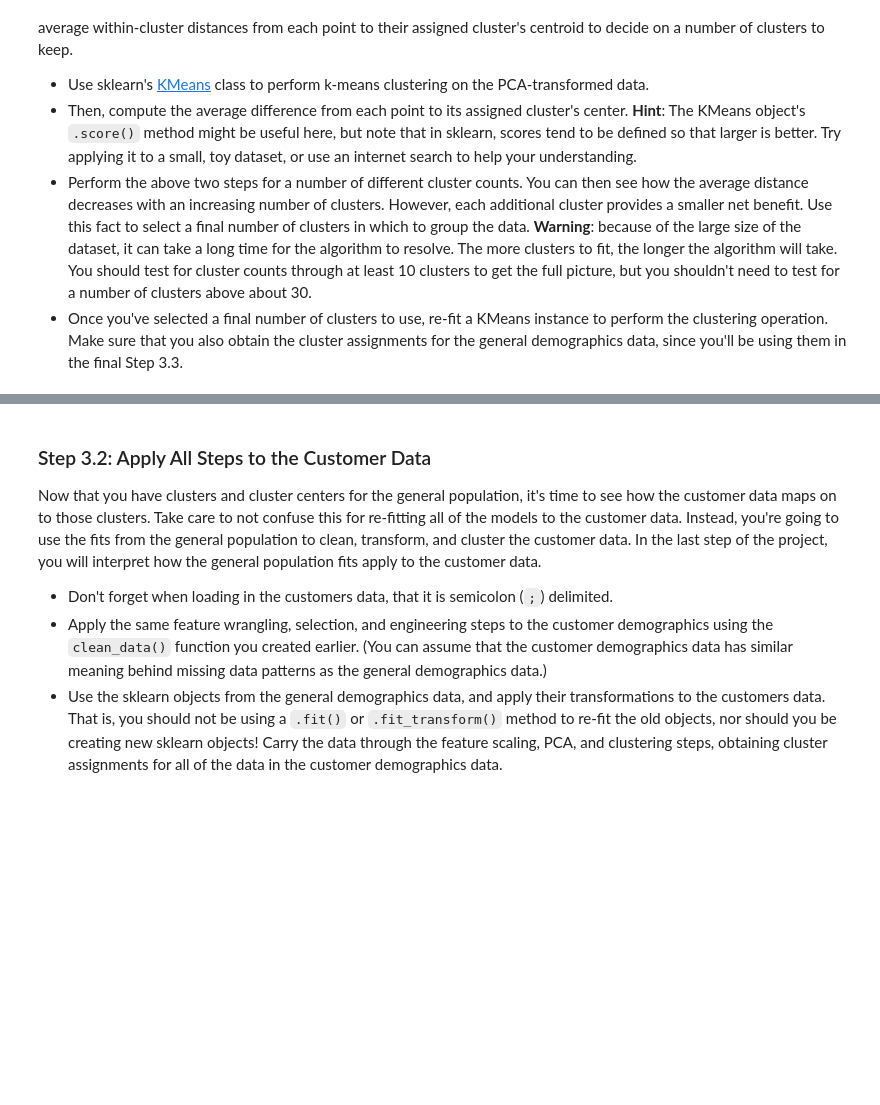
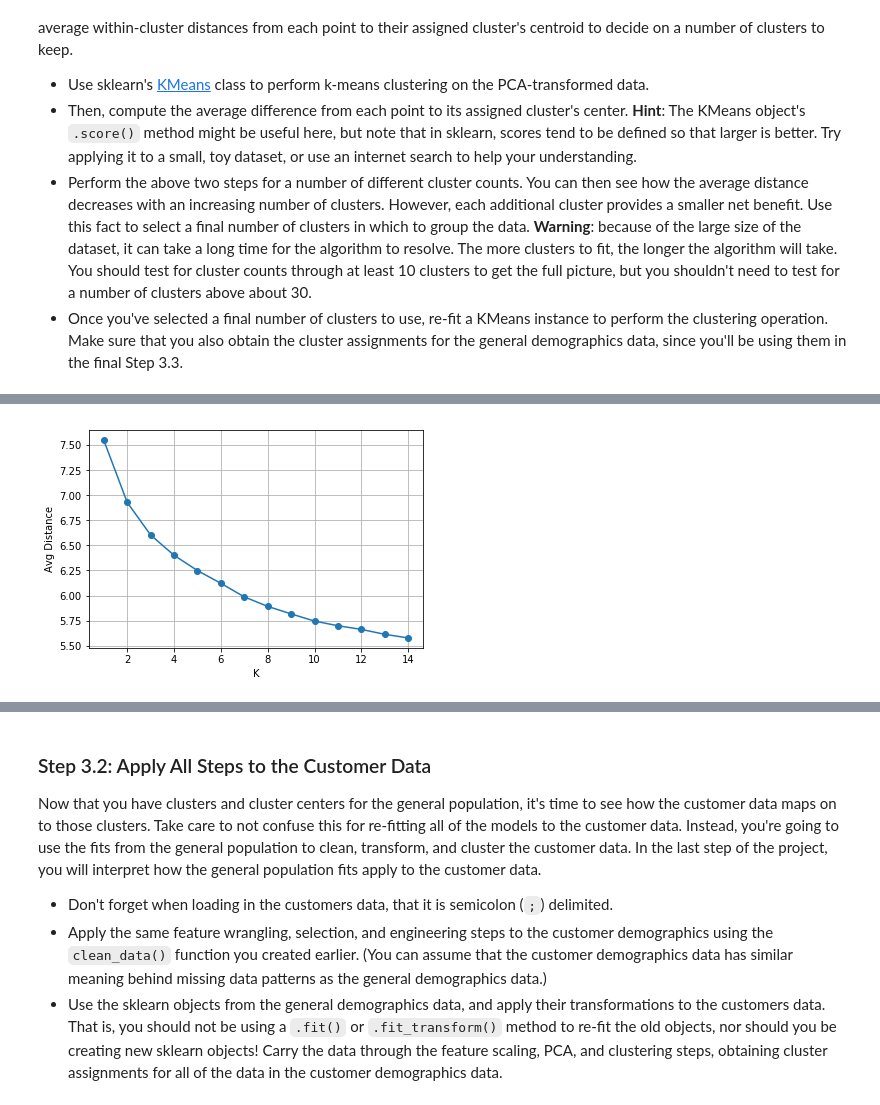
Before and after one commit to immbaur/IntroToML-Unsupervised-Learning, a Jupyter notebook: Identify_Customer_Segments.ipynb, the cells around one changed output, grey strips where cells are left out. Cells and saved outputs as stored; diff of their text form; code cells hidden in the pictures; blank space fills up the shorter version.

```diff
--- a/Identify_Customer_Segments.ipynb
+++ b/Identify_Customer_Segments.ipynb
@@ -973,8 +1000,19 @@ You've assessed and cleaned the demographics data, then scaled and transformed t
 # %%
 # Over a number of different cluster counts...
 
+score = []
+
+for k in range(1,15):
+    print(k)
 
     # run k-means clustering on the data and...
-
+    kmeans = KMeans(n_clusters=k).fit(azdias_pca)
 
     # compute the average within-cluster distances.
+    distance_to_closest_clustercenter = kmeans.transform(azdias_pca).min(axis=1)
+    avg_distance = distance_to_closest_clustercenter.mean()
+
+    # save the average distance of each cluster count value in score list
+    score.append(avg_distance)
+
+score
@@ -981,6 +1048,13 @@ You've assessed and cleaned the demographics data, then scaled and transformed t
 # %%
 # Investigate the change in within-cluster distance across number of clusters.
 # HINT: Use matplotlib's plot function to visualize this relationship.
+
+plt.plot(range(1,len(score)+1), score, linestyle='-', marker='o')
+plt.xlabel('K')
+plt.ylabel('Avg Distance')
+plt.grid()
+# %% [output]
+[figure, added]
 # %%
 # Re-fit the k-means model with the selected number of clusters and obtain
 # cluster predictions for the general population demographics data.
```
Also changed, not shown: parts of 33 cells of this notebook, 1 other file.
